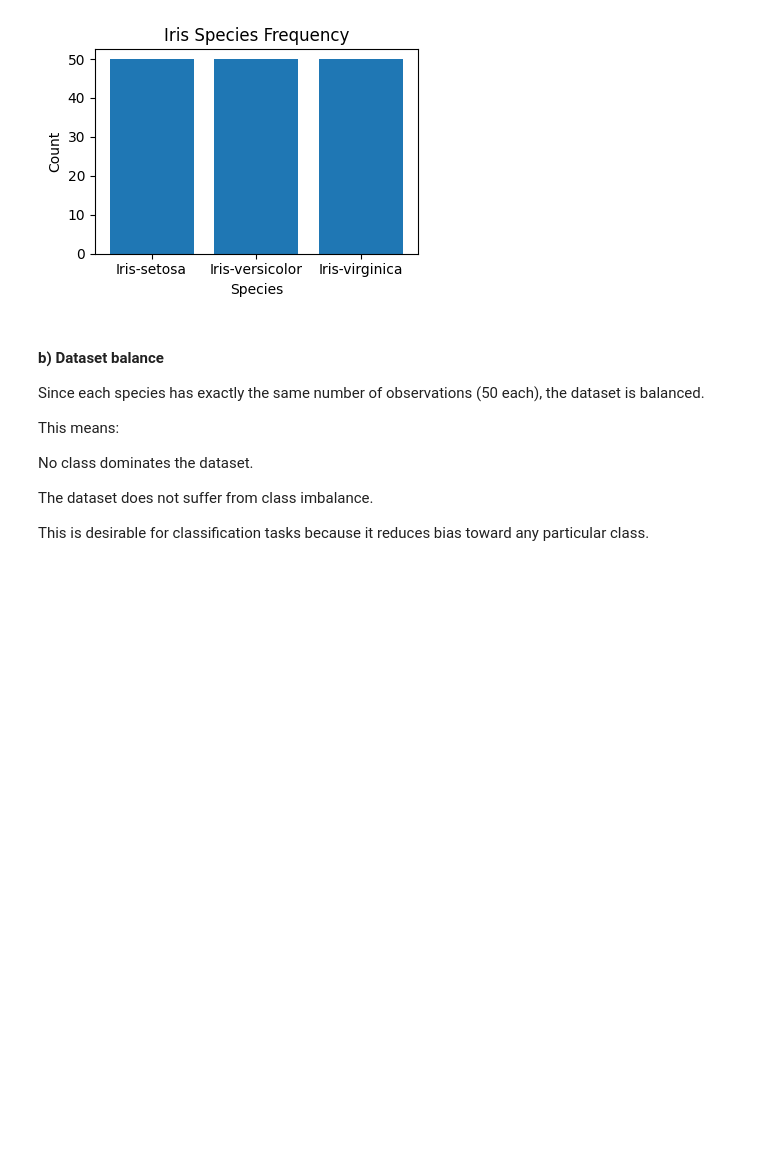
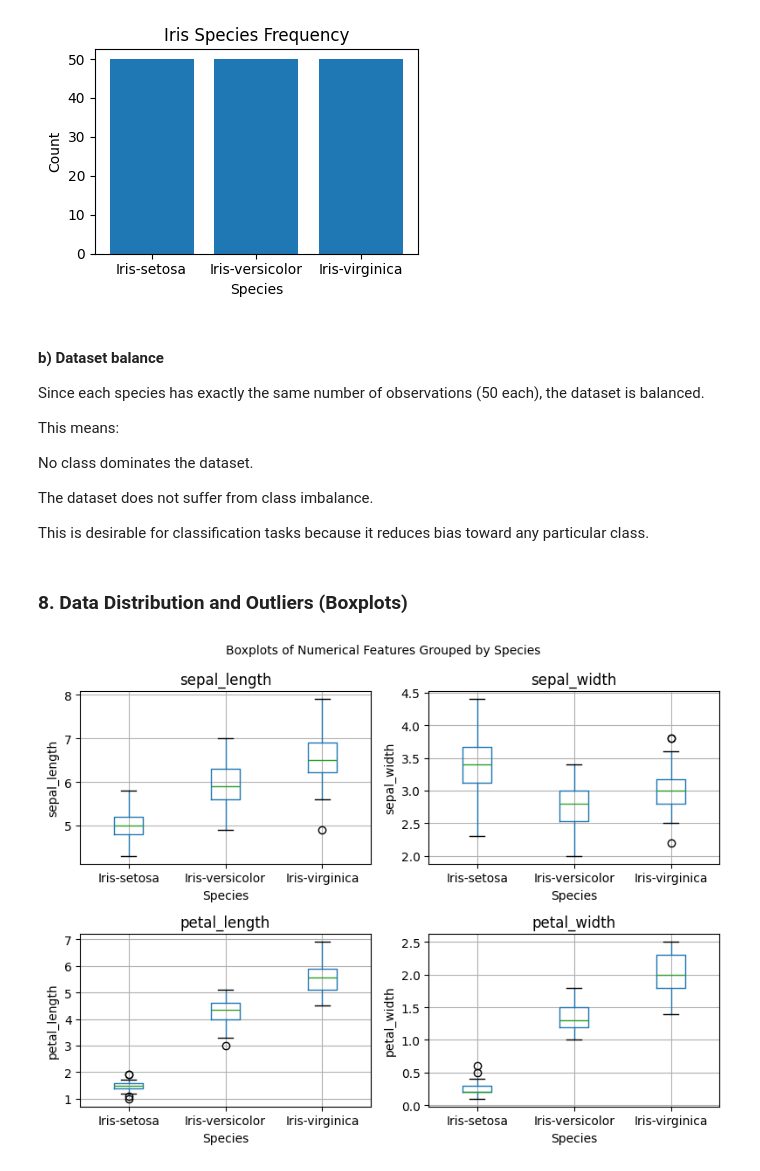
Before and after one commit to Clinton1029/Data_analysis, a Jupyter notebook: Data_analysis.ipynb, the cells around one changed output. Saved outputs shown, nothing was run; the diff lists cells and outputs as text; code cells hidden in the pictures; blank space fills up the shorter version.

```diff
--- a/Data_analysis.ipynb
+++ b/Data_analysis.ipynb
@@ -378,3 +378,20 @@ No class dominates the dataset.
 The dataset does not suffer from class imbalance.
 
 This is desirable for classification tasks because it reduces bias toward any particular class.
+# %% [markdown]
+### 8. Data Distribution and Outliers (Boxplots)
+# %%
+fig, axes = plt.subplots(2, 2, figsize=(8, 6))
+axes = axes.ravel()
+
+for i, feature in enumerate(features):
+    data.boxplot(column=feature, by="species", ax=axes[i])
+    axes[i].set_title(feature)
+    axes[i].set_xlabel("Species")
+    axes[i].set_ylabel(feature)
+
+plt.suptitle("Boxplots of Numerical Features Grouped by Species", fontsize=10)
+plt.tight_layout()
+plt.show()
+# %% [output]
+[figure, added]
```
Also changed, not shown: parts of 3 cells of this notebook.
